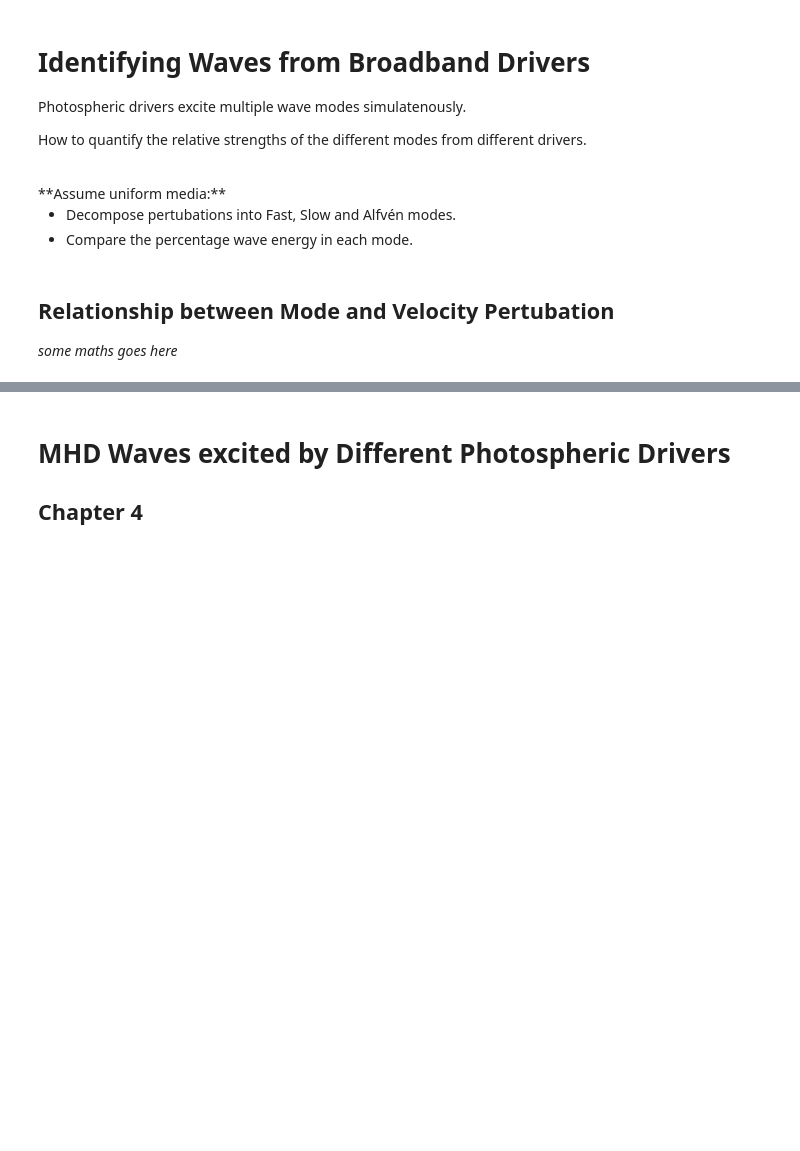
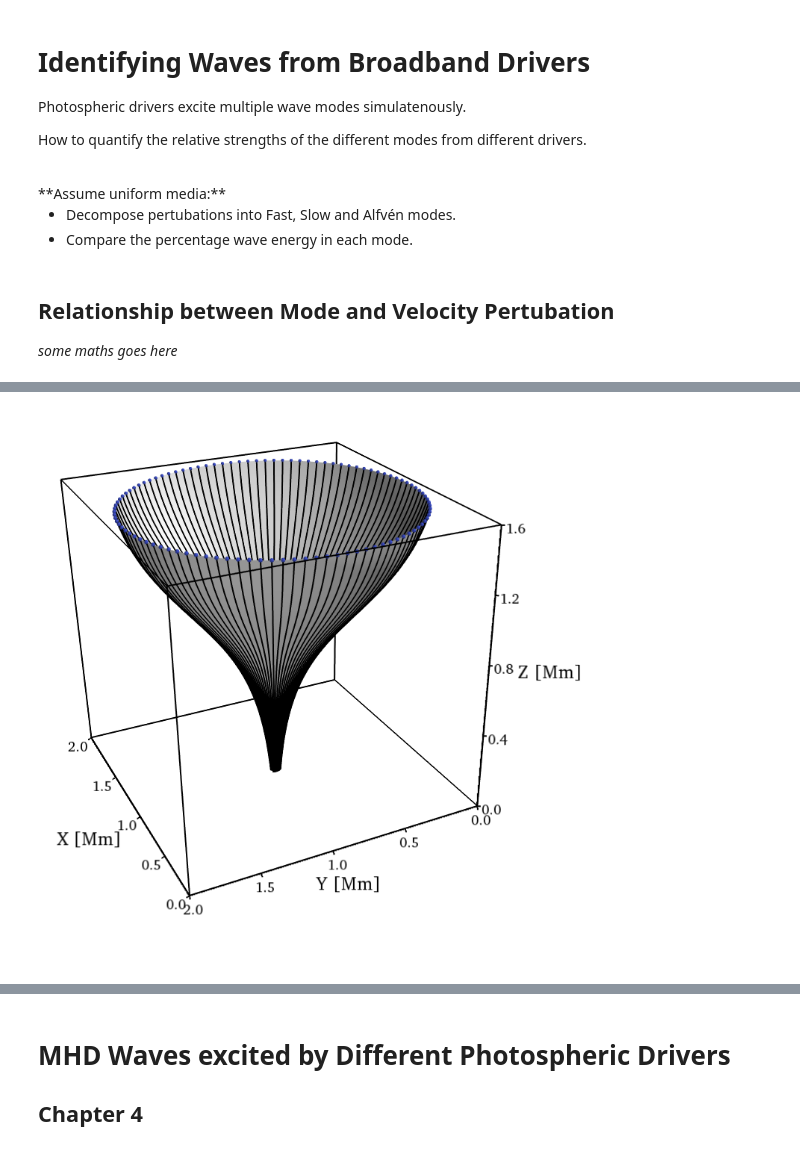
Before and after one commit to Cadair/VivaTalk, a Jupyter notebook: Viva.ipynb, the cells around one changed output, grey strips where cells are left out. Saved outputs shown, nothing was run; the diff lists cells and outputs as text; code cells hidden in the pictures; blank space fills up the shorter version.

```diff
--- a/Viva.ipynb
+++ b/Viva.ipynb
@@ -424,0 +479,35 @@ How to quantify the relative strengths of the different modes from different dri
+# %%
+from tvtk.api import tvtk
+
+#pysac imports
+import pysac.yt
+import pysac.analysis.tube3D.tvtk_tube_functions as ttf
+import pysac.plot.mayavi_plotting_functions as mpf
+from pysac.plot.mayavi_seed_streamlines import SeedStreamline
+from pysac.plot.divergingcolourmaps import get_mayavi_colourmap
+from pysac.analysis.tube3D.process_utils import get_yt_mlab
+
+### Load in and Config ###
+
+# loaded above
+ds = pysac.yt.SACGDFDataset('Slog_p240-0_A10_B005_00001.gdf')
+tube_r = 60
+
+#if running this creates a persistant window just get it out of the way!
+mlab.options.offscreen = True
+fig = mlab.figure(bgcolor=(1, 1, 1))
+
+cg = ds.index.grids[0]
+
+#Slices
+cube_slice = np.s_[:,:,:-5]
+x_slice = np.s_[:,:,:,:-5]
+
+#Define the size of the domain
+xmax, ymax, zmax = np.array(cg['density'].to_ndarray()[cube_slice].shape) - 1
+domain = {'xmax':xmax, 'ymax':ymax, 'zmax':zmax}
+
+bfield, vfield = get_yt_mlab(ds, cube_slice, flux=False)
+
+#Create a scalar field of the magntiude of the vector field
+bmag = mlab.pipeline.extract_vector_norm(bfield, name="Field line Normals")
@@ -424,0 +559,12 @@ How to quantify the relative strengths of the different modes from different dri
+# %%
+pd_seeds = ttf.make_circle_seeds(100, 60, **domain)
+fieldlines, surface = ttf.create_flux_surface(bfield.outputs[0], pd_seeds)
+surface.output.lines = None
+flux_surface = mlab.pipeline.surface(surface.output)
+flux_surface.actor.mapper.scalar_visibility = False
+flux_surface.actor.property.color = (0.8,0.8,0.8)
+#flux_surface.actor.property.line_width = 0
+
+mlab_view(fig.scene)
+# %% [output]
+[figure, added]
```
Also changed, not shown: parts of 16 cells of this notebook, 5 other files.
